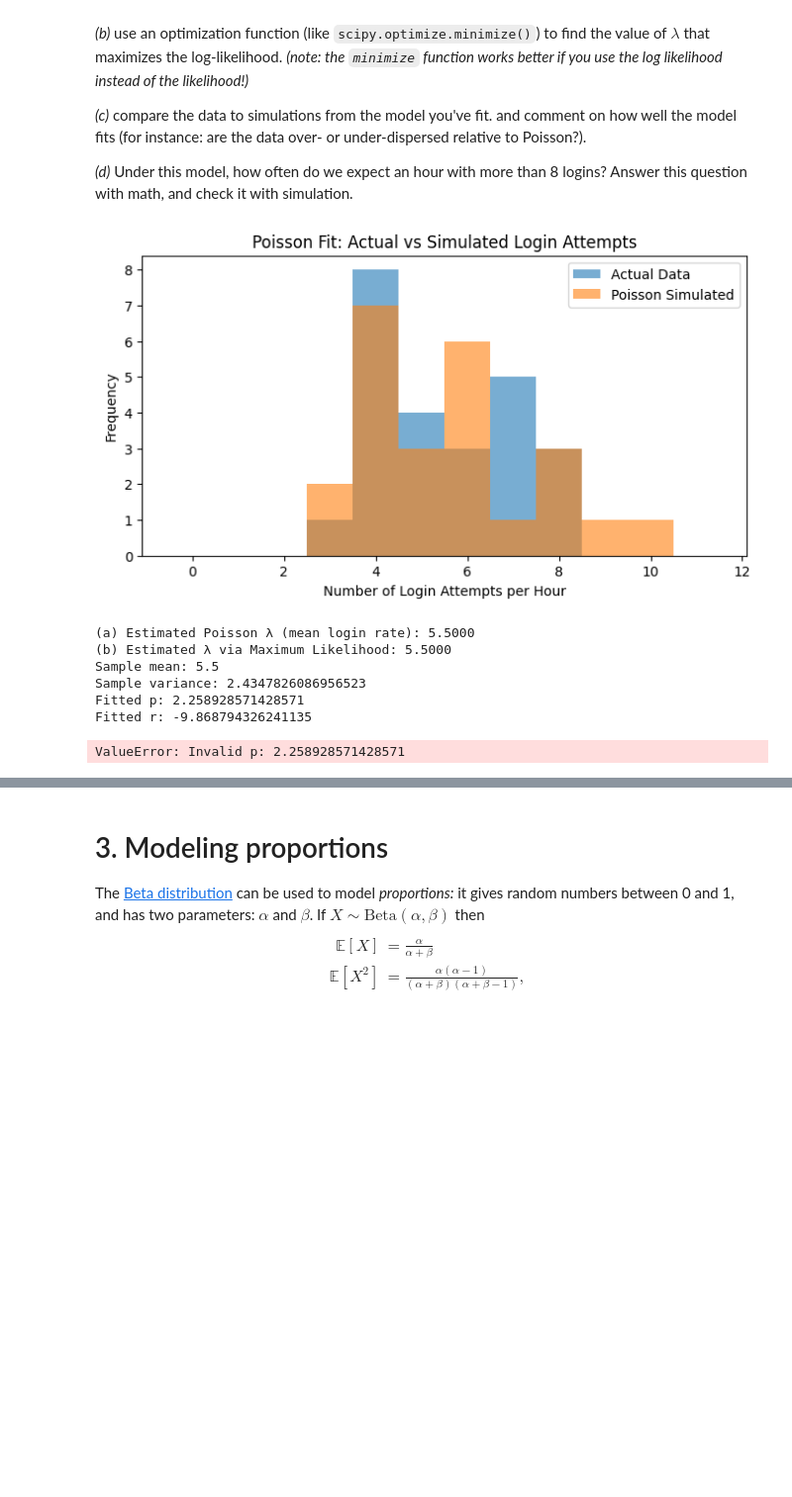
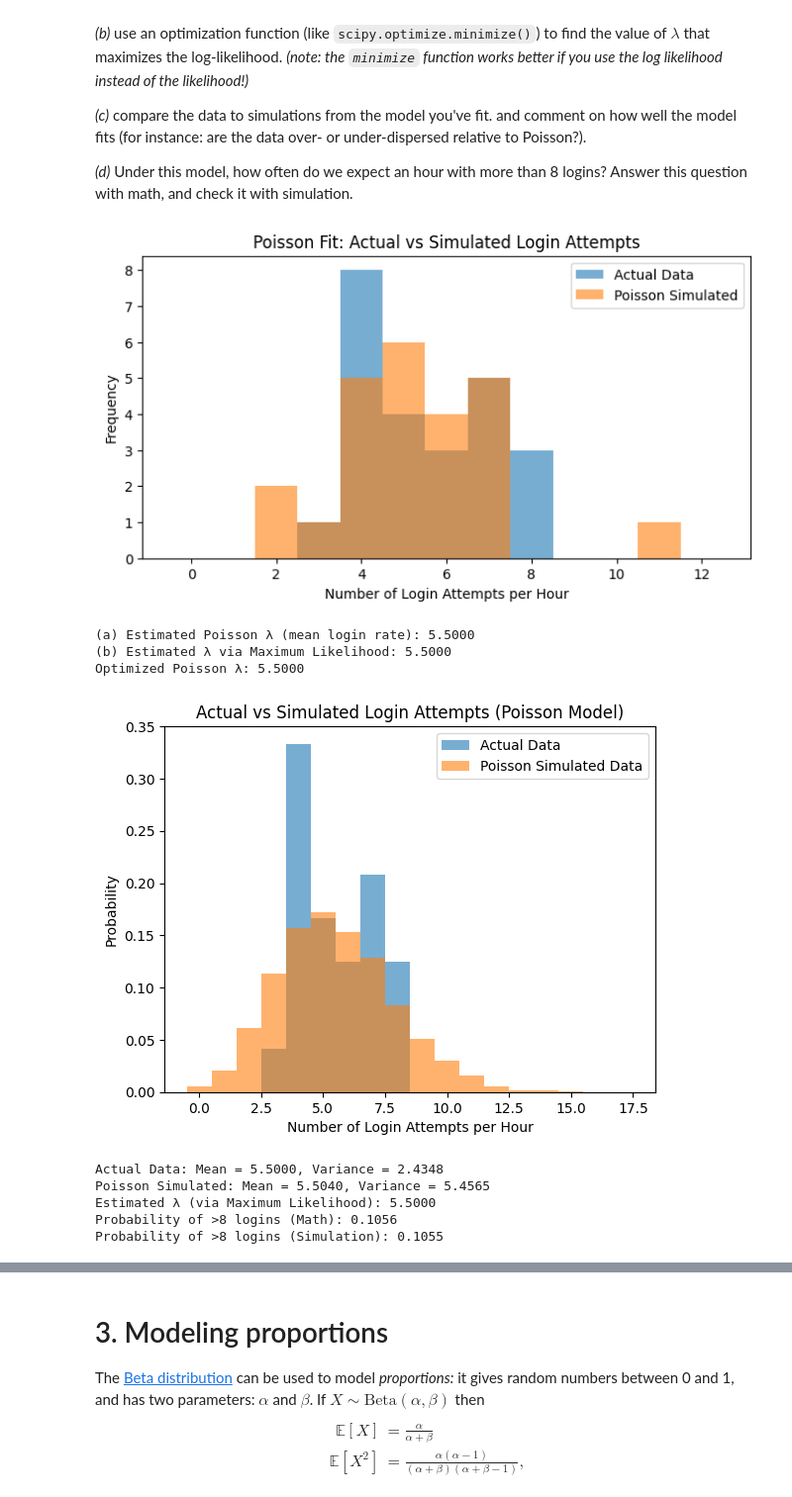
Before and after one commit to vikthebrik/DSCI-MATH-345, a Jupyter notebook: HW4/HW04.ipynb, the cells around one changed output, grey strips where cells are left out. Shown: that part at 99% size. Drawn from its saved outputs; the diff is of its cells as text; code cells hidden in the pictures; blank space fills up the shorter version.

```diff
--- a/HW4/HW04.ipynb
+++ b/HW4/HW04.ipynb
@@ -118,8 +123,7 @@ to find the value of $\lambda$ that maximizes the log-likelihood.
 *(d)* Under this model, how often do we expect an hour with more than 8 logins?
     Answer this question with math, and check it with simulation.
 # %%
-from scipy.stats import poisson, nbinom
-import scipy.optimize as optimize
+
 
 # ------------------------------------------------------------------------------
 # Part (a) Fit Poisson Distribution (Method of Moments)
@@ -135,38 +139,78 @@ plt.figure(figsize=(8, 4))
 plt.hist(logins, bins=np.arange(-0.5, max(logins)+2), alpha=0.6, label="Actual Data")
 plt.hist(simulated_logins_poisson, bins=np.arange(-0.5, max(simulated_logins_poisson)+2), alpha=0.6, label="Poisson Simulated")
 plt.xlabel("Number of Login Attempts per Hour")
 plt.ylabel("Frequency")
 plt.title("Poisson Fit: Actual vs Simulated Login Attempts")
 plt.legend()
 plt.show()
 
 print(f"(a) Estimated Poisson λ (mean login rate): {lambda_hat:.4f}")
 
 # ------------------------------------------------------------------------------
 # Part (b) Estimate P(X > 1) under Poisson
 # ------------------------------------------------------------------------------
 def neg_log_likelihood_smooth(lam, data):
     if lam <= 0:
         return 1e6
     return -np.sum(poisson.logpmf(data, mu=lam))
 
 # Optimize
 result = optimize.minimize(neg_log_likelihood_smooth, x0=[1.0], args=(logins,), bounds=[(1e-5, None)])
 
 # Extract estimated λ
 lambda_mle = result.x[0]
 
 print(f"(b) Estimated λ via Maximum Likelihood: {lambda_mle:.4f}")
 
 # ------------------------------------------------------------------------------
 # Part (c) Fit Negative Binomial Distribution (Method of Moments)
 # ------------------------------------------------------------------------------
+# Step 1: Fit Poisson parameter (lambda = mean)
+print(f"Optimized Poisson λ: {lambda_mle:.4f}")
+
+# Step 2: Simulate login counts from Poisson
+simulated_logins_poisson = poisson.rvs(mu=lambda_mle, size=10000)
+
+# Step 3: Plot histogram comparison
+plt.hist(logins, bins=np.arange(-0.5, max(logins)+2), density=True, alpha=0.6, label="Actual Data")
+plt.hist(simulated_logins_poisson, bins=np.arange(-0.5, max(simulated_logins_poisson)+2), density=True, alpha=0.6, label="Poisson Simulated Data")
+plt.xlabel("Number of Login Attempts per Hour")
+plt.ylabel("Probability")
+plt.title("Actual vs Simulated Login Attempts (Poisson Model)")
+plt.legend()
+plt.show()
+
+# Step 4: Compare means and variances
+real_mean = np.mean(logins)
+real_var = np.var(logins, ddof=1)
+
+sim_mean = np.mean(simulated_logins_poisson)
+sim_var = np.var(simulated_logins_poisson, ddof=1)
+
+print(f"Actual Data: Mean = {real_mean:.4f}, Variance = {real_var:.4f}")
+print(f"Poisson Simulated: Mean = {sim_mean:.4f}, Variance = {sim_var:.4f}")
+# ------------------------------------------------------------------------------
+# Part (d) Fit Negative Binomial Distribution (Method of Moments)
+# ------------------------------------------------------------------------------
+print(f"Estimated λ (via Maximum Likelihood): {lambda_mle:.4f}")
+
+# Step 1: Math Calculation
+p_more_than_8_math = 1 - poisson.cdf(8, mu=lambda_mle)
+print(f"Probability of >8 logins (Math): {p_more_than_8_math:.4f}")
+
+# Step 2: Simulation Check
+np.random.seed(42)
+simulated_logins = poisson.rvs(mu=lambda_mle, size=100000)
+p_more_than_8_sim = np.mean(simulated_logins > 8)
+print(f"Probability of >8 logins (Simulation): {p_more_than_8_sim:.4f}")
 # %% [output]
-[figure, old version]
+[figure, new version]
 (a) Estimated Poisson λ (mean login rate): 5.5000
 (b) Estimated λ via Maximum Likelihood: 5.5000
-Sample mean: 5.5
-Sample variance: 2.4347826086956523
-Fitted p: 2.258928571428571
-Fitted r: -9.868794326241135
+Optimized Poisson λ: 5.5000
+[figure, added]
-ValueError: Invalid p: 2.258928571428571
+Actual Data: Mean = 5.5000, Variance = 2.4348
+Poisson Simulated: Mean = 5.5040, Variance = 5.4565
+Estimated λ (via Maximum Likelihood): 5.5000
+Probability of >8 logins (Math): 0.1056
+Probability of >8 logins (Simulation): 0.1055
```
Also changed, not shown: parts of 6 cells of this notebook.
